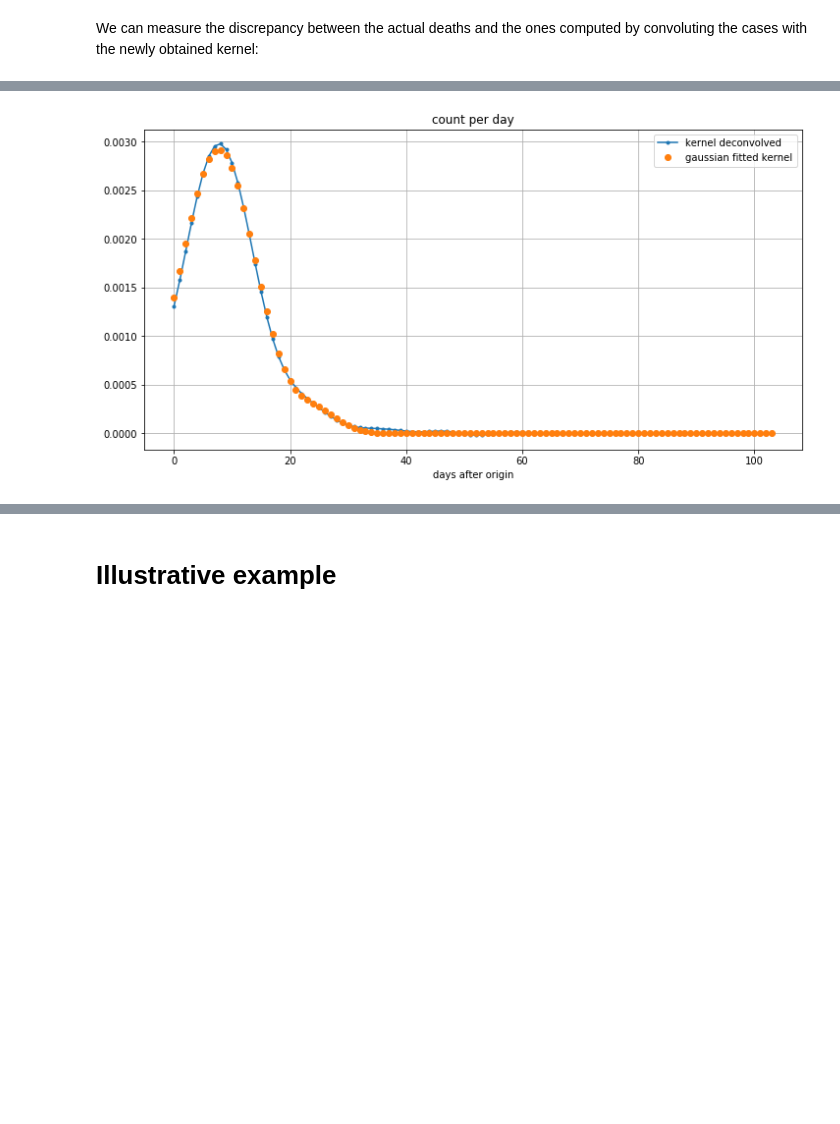
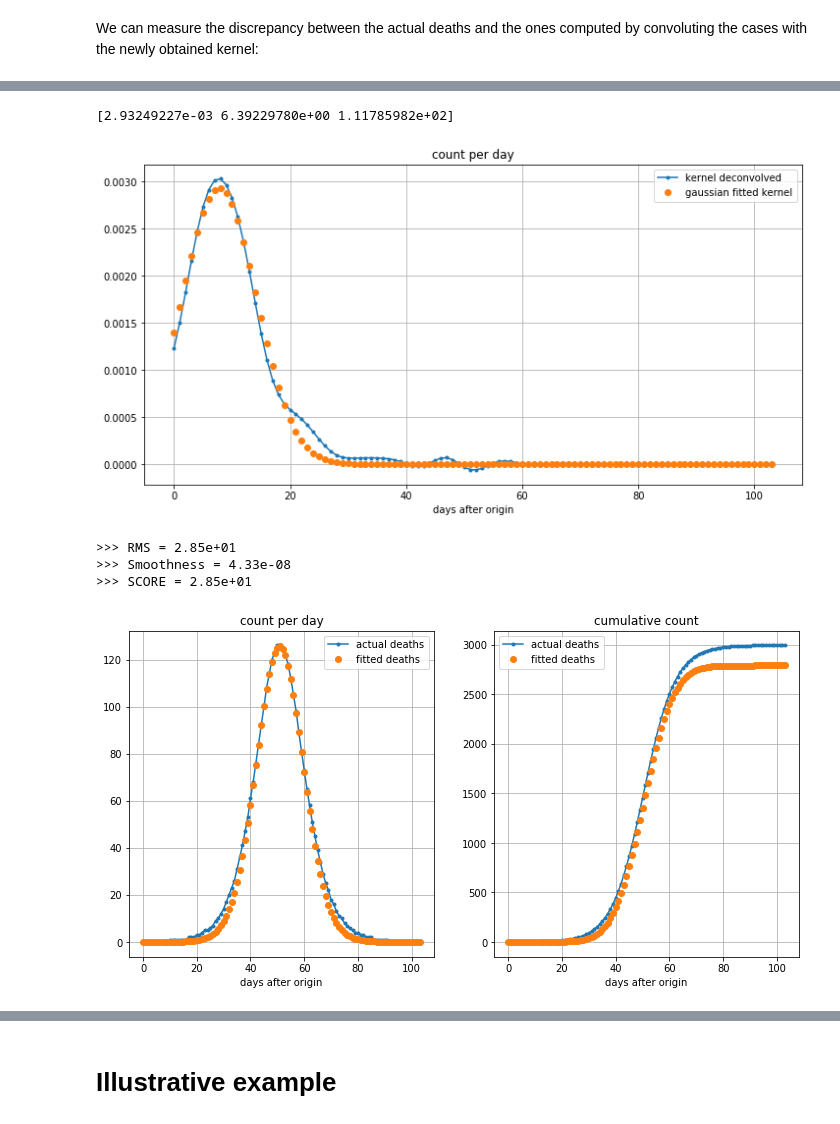
Before and after one commit to fredericpoitevin/tseries-deconvolution, a Jupyter notebook: Deconvolution_of_Michael_coronavirus_data.ipynb, the cells around one changed output, grey strips where cells are left out. Cells and saved outputs as stored; diff of their text form; code cells hidden in the pictures; blank space fills up the shorter version.

```diff
--- a/Deconvolution_of_Michael_coronavirus_data.ipynb
+++ b/Deconvolution_of_Michael_coronavirus_data.ipynb
@@ -120,0 +112,3 @@ kernel_gaussian_sum_fitted, params = fit_kernel_v2(kernel, gaussian_sum, p0=(0.0
+# %%
+kernel = wiener_deconvolution(ndays, c=cases, d=deaths, nsr=1e6)
+display(ndays, c=kernel, labels=['kernel'], show_cumul=False)
@@ -121,5 +134,13 @@ kernel_gaussian_sum_fitted, params = fit_kernel_v2(kernel, gaussian_sum, p0=(0.0
 # %%
+kernel_gaussian_fitted, params = fit_kernel(kernel, gaussian, p0=(0.003,5,ndays+10))
+print(params)
 display(ndays, c=kernel, d=kernel_gaussian_fitted,
         labels=['kernel deconvolved','gaussian fitted kernel'], show_cumul=False)
+rms_gaussian_fitted = measure_rms(ndays, c=cases, k=kernel_gaussian_fitted, d=deaths)
 # %% [output]
+[2.93249227e-03 6.39229780e+00 1.11785982e+02]
-[figure, old version]
+[figure, new version]
+>>> RMS = 2.85e+01
+>>> Smoothness = 4.33e-08
+>>> SCORE = 2.85e+01
+[figure, added]
```
Also changed, not shown: parts of 19 cells of this notebook.
